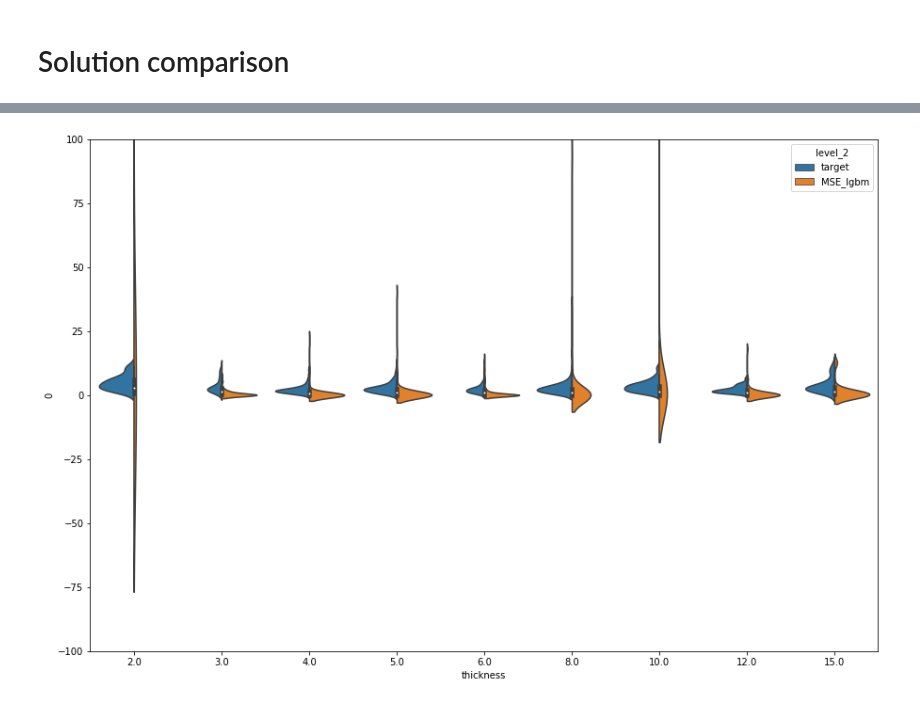
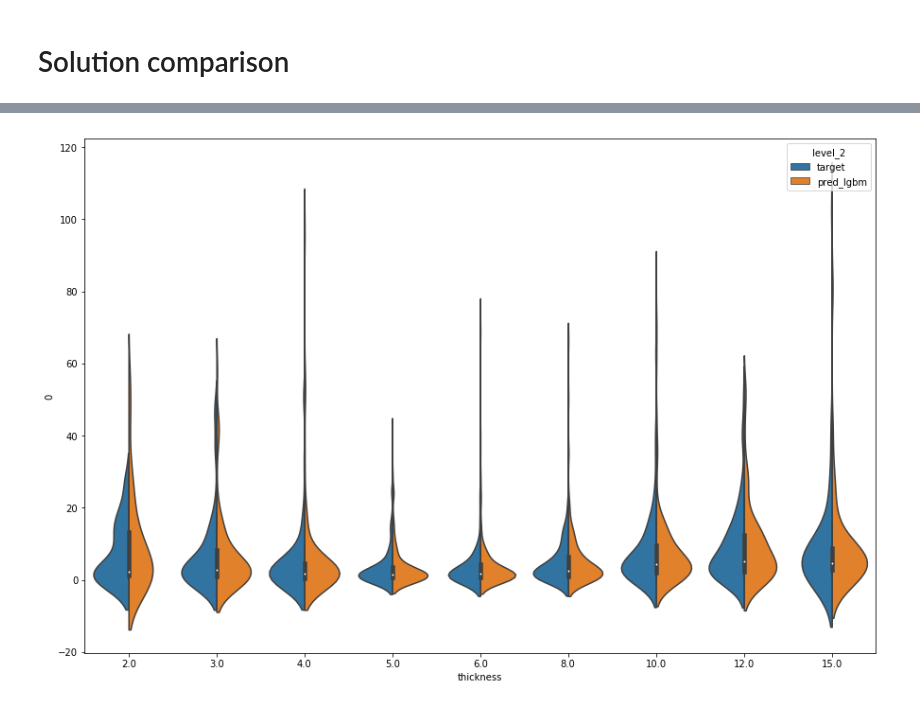
Before and after one commit to rudloffl/sheet-metal-cost-calculator, a Jupyter notebook: Y1 - Notebooks/C3 - LightGBM.ipynb, the cells around one changed output, grey strips where cells are left out. Saved outputs shown, nothing was run; the diff lists cells and outputs as text; code cells hidden in the pictures.

Commit message:
outlier cleaning improvment

```diff
--- a/Y1 - Notebooks/C3 - LightGBM.ipynb
+++ b/Y1 - Notebooks/C3 - LightGBM.ipynb
@@ -125,0 +160,4 @@ dataset.shape
+# %%
+#quantile decomposition
+df=dataset[['thickness', 'APPROX_BEND_COST', 'bend_count']].groupby(['thickness', 'bend_count']).quantile([botlimit,toplimit])
+df
@@ -125,0 +184,15 @@ dataset.shape
+# %%
+# If VALAJOUT is target, cleaning
+if target == 'VALAJOUT':
+    for (thickness, bend_count, limit), value in df.iterrows():
+        tresh = value.values[0]
+        mask1 = np.logical_and(dataset['thickness'] == thickness, dataset['bend_count'] == bend_count)
+        if limit == botlimit:
+            mask = np.logical_and(mask1, dataset['APPROX_BEND_COST'] < tresh)
+            dataset = dataset[np.logical_not(mask)]
+        elif limit == toplimit:
+            mask = np.logical_and(mask1, dataset['APPROX_BEND_COST'] > tresh)
+            dataset = dataset[np.logical_not(mask)]
+        #print((thickness, limit), tresh)
+
+dataset.shape
@@ -182,3 +270,0 @@ X_train, X_test, y_train, y_test = train_test_split(
-# %%
-target = 'VALAJOUT'
-assert target in y.columns.values, 'The target must be in y dataset'
@@ -258,10 +330,10 @@ param_grid = {
     }
 
 #MSE version
-#gridgbm = GridSearchCV(regpip, param_grid, cv=3, n_jobs=-2, scoring='neg_mean_squared_error', verbose=5)
+gridgbm = GridSearchCV(regpip, param_grid, cv=3, n_jobs=-2, scoring='neg_mean_squared_error', verbose=5)
 
 #MAPE version
-gridgbm = GridSearchCV(regpip, param_grid, cv=3, n_jobs=-2, scoring=mape_scorer, verbose=2)
+#gridgbm = GridSearchCV(regpip, param_grid, cv=3, n_jobs=-2, scoring=mape_scorer, verbose=2)
 # %%
 gridgbm.fit(X_train[limitedset], y_train[target])
 # %% [output]
@@ -499,15 +565,16 @@ df.groupby('thickness').count()
 # %%
-df=comparisonset[['target', 'MSE_lgbm', 'COART', 'thickness']]
+#Violin plot
+df=comparisonset[['target', 'pred_lgbm', 'COART', 'thickness']]
 #df=df[df['thickness']!=15]
 df.set_index(['COART', 'thickness'], inplace=True)
 df = df.stack().reset_index()
 fig, ax = plt.subplots(figsize=(15,10))
-ax.set_ylim(-100, 100)
+#ax.set_ylim(-100, 100)
 sns.violinplot(x="thickness", y=0, data=df, split=True, hue='level_2', ax=ax)
 
 plt.show()
 # %% [output]
-[figure, old version]
+[figure, new version]
 # %%
 df = comparisonset[['MSE_lgbm', 'COART', 'thickness']]
 df.set_index('COART', inplace=True)
```
Also changed, not shown: parts of 51 cells of this notebook.
